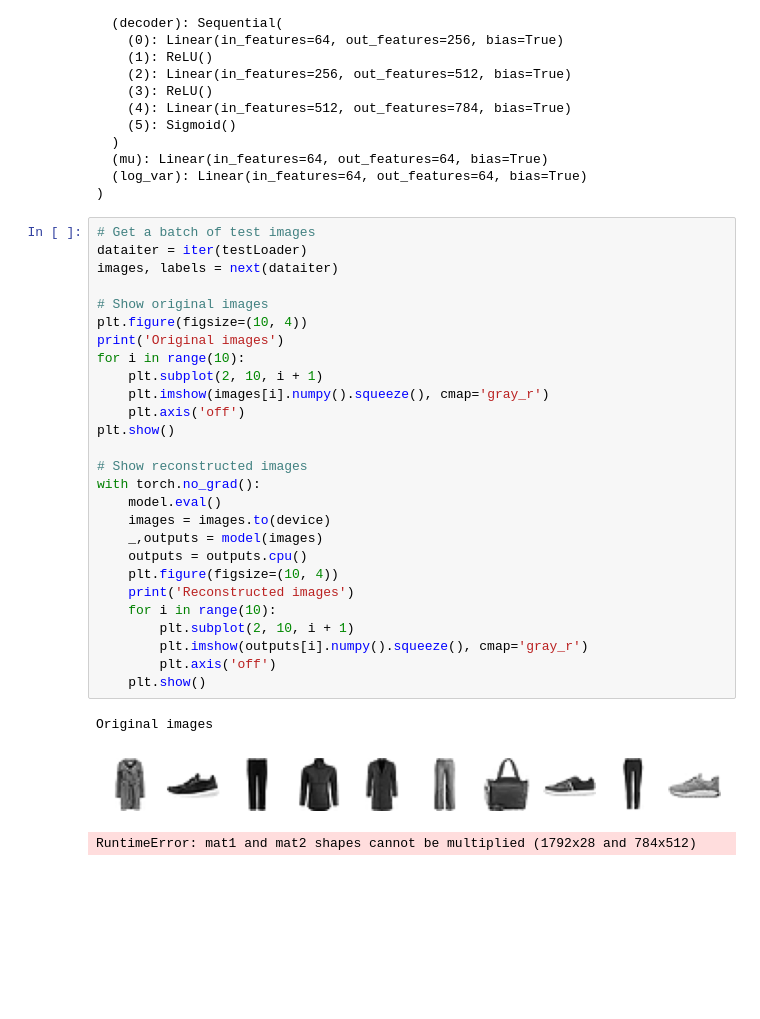
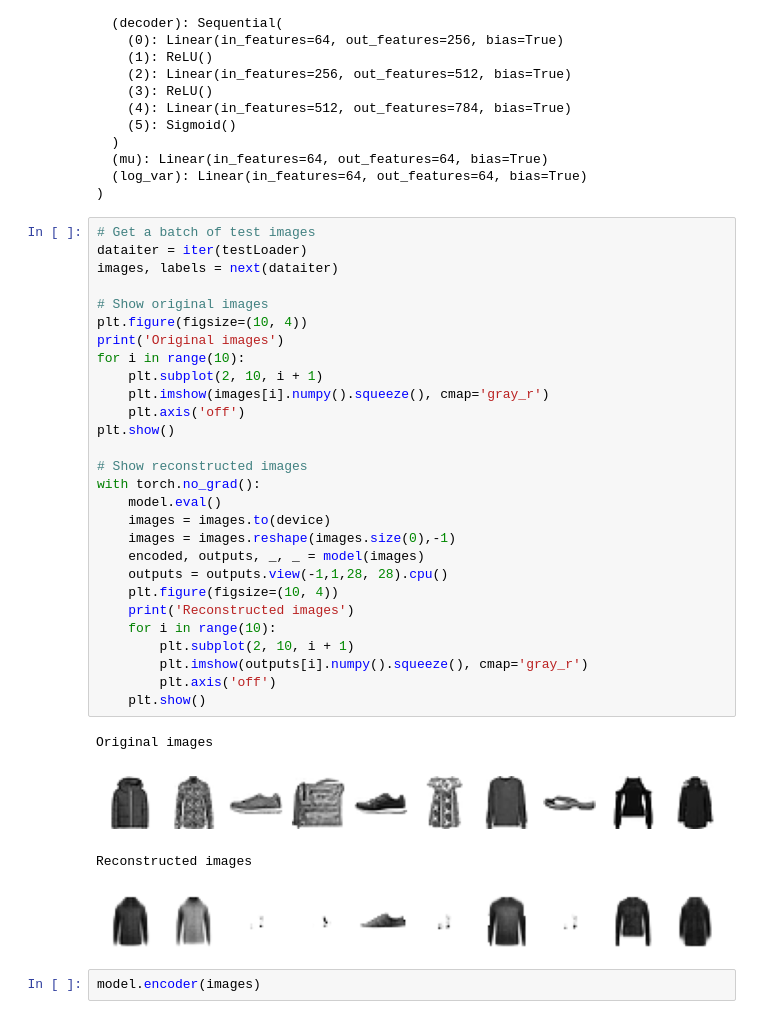
Before and after one commit to Dopo0/Project-deep-unsupervised-learning, a Jupyter notebook: VAEs_Version3.ipynb, the cells around one changed output. Cells and saved outputs as stored; diff of their text form; blank space fills up the shorter version.

Commit message:
Add compartion between original and reconstructed

```diff
--- a/VAEs_Version3.ipynb
+++ b/VAEs_Version3.ipynb
@@ -300,31 +269,35 @@ VAE(
 # %%
 # Get a batch of test images
 dataiter = iter(testLoader)
 images, labels = next(dataiter)
 
 # Show original images
 plt.figure(figsize=(10, 4))
 print('Original images')
 for i in range(10):
     plt.subplot(2, 10, i + 1)
     plt.imshow(images[i].numpy().squeeze(), cmap='gray_r')
     plt.axis('off')
 plt.show()
 
 # Show reconstructed images
 with torch.no_grad():
     model.eval()
     images = images.to(device)
-    _,outputs = model(images)
-    outputs = outputs.cpu()
+    images = images.reshape(images.size(0),-1)
+    encoded, outputs, _, _ = model(images)
+    outputs = outputs.view(-1,1,28, 28).cpu()
     plt.figure(figsize=(10, 4))
     print('Reconstructed images')
     for i in range(10):
         plt.subplot(2, 10, i + 1)
         plt.imshow(outputs[i].numpy().squeeze(), cmap='gray_r')
         plt.axis('off')
     plt.show()
 # %% [output]
 Original images
-[figure, old version]
+[figure, new version]
-RuntimeError: mat1 and mat2 shapes cannot be multiplied (1792x28 and 784x512)
+Reconstructed images
+[figure, added]
+# %%
+model.encoder(images)
```
Also changed, not shown: parts of 4 cells of this notebook, 1 other file.
